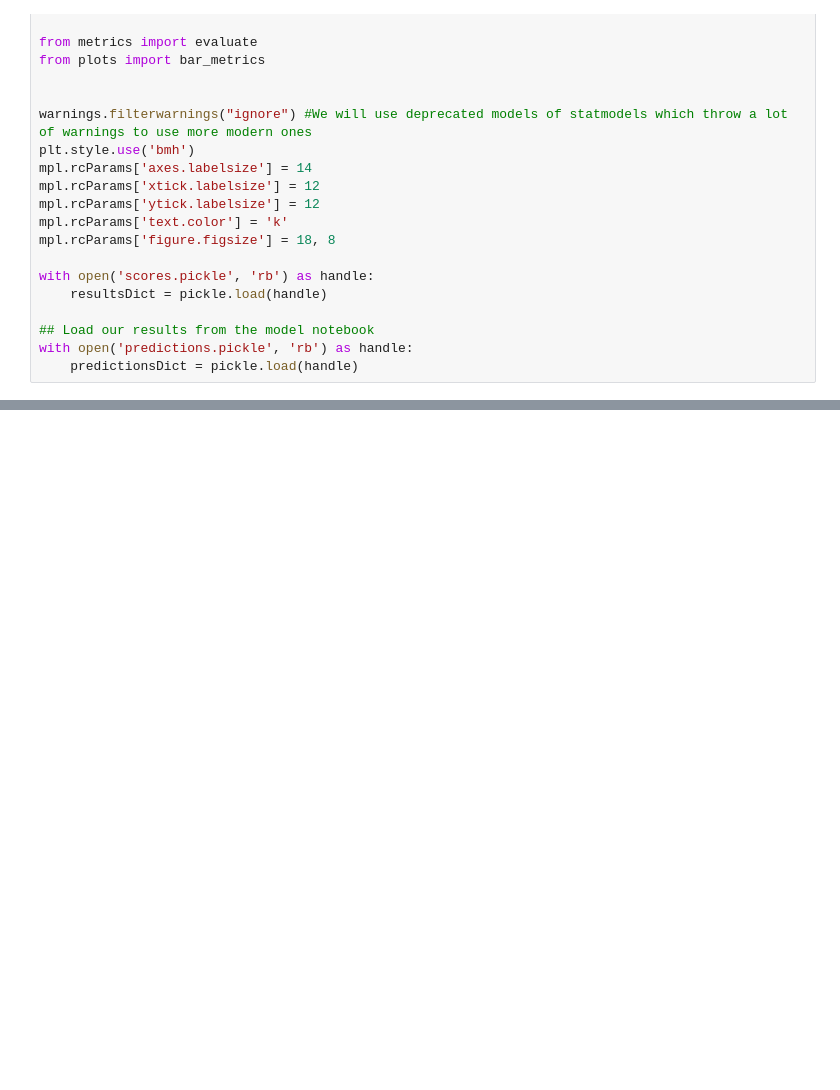
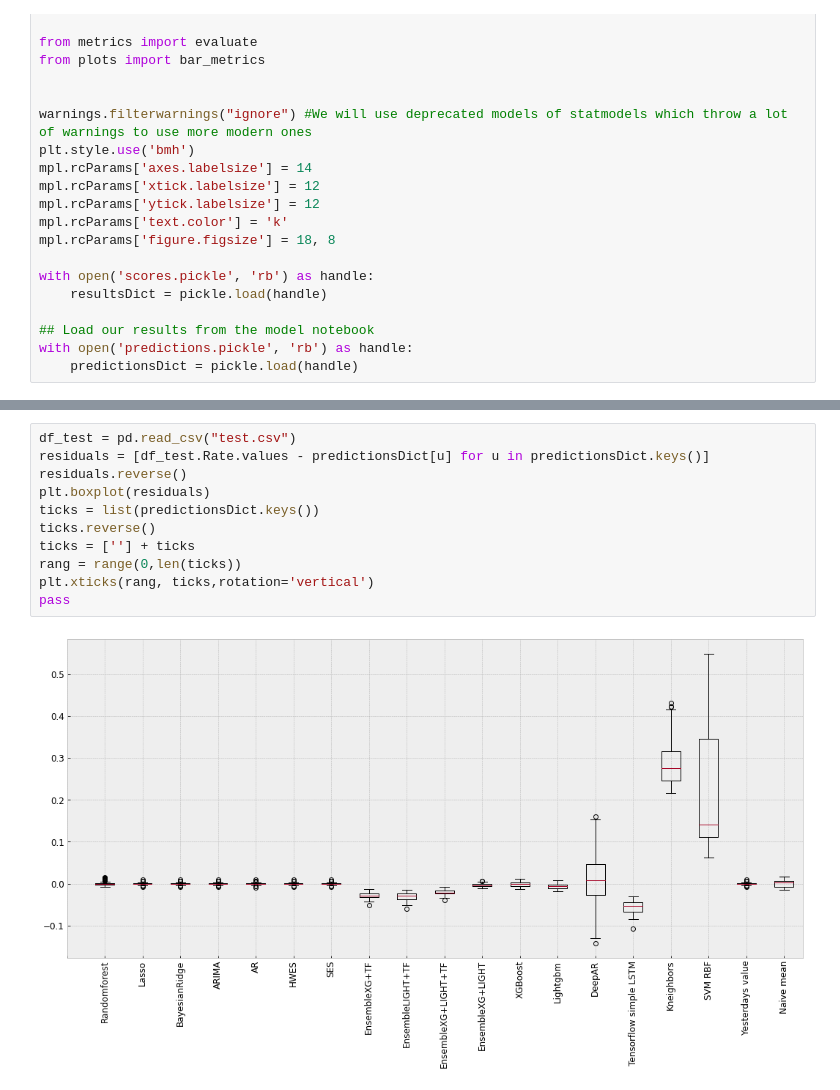
Before and after one commit to aburak256/Currency-with-Twitter, a Jupyter notebook: Results.ipynb, the cells around one changed output, grey strips where cells are left out. Drawn from its saved outputs; the diff is of its cells as text; blank space fills up the shorter version.

```diff
--- a/Results.ipynb
+++ b/Results.ipynb
@@ -31,0 +32,13 @@ bar_metrics(resultsDict)
+# %%
+df_test = pd.read_csv("test.csv")
+residuals = [df_test.Rate.values - predictionsDict[u] for u in predictionsDict.keys()]
+residuals.reverse()
+plt.boxplot(residuals)
+ticks = list(predictionsDict.keys())
+ticks.reverse()
+ticks = [''] + ticks
+rang = range(0,len(ticks))
+plt.xticks(rang, ticks,rotation='vertical')
+pass
+# %% [output]
+[figure, added]
```
Also changed, not shown: parts of 1 cell of this notebook.
